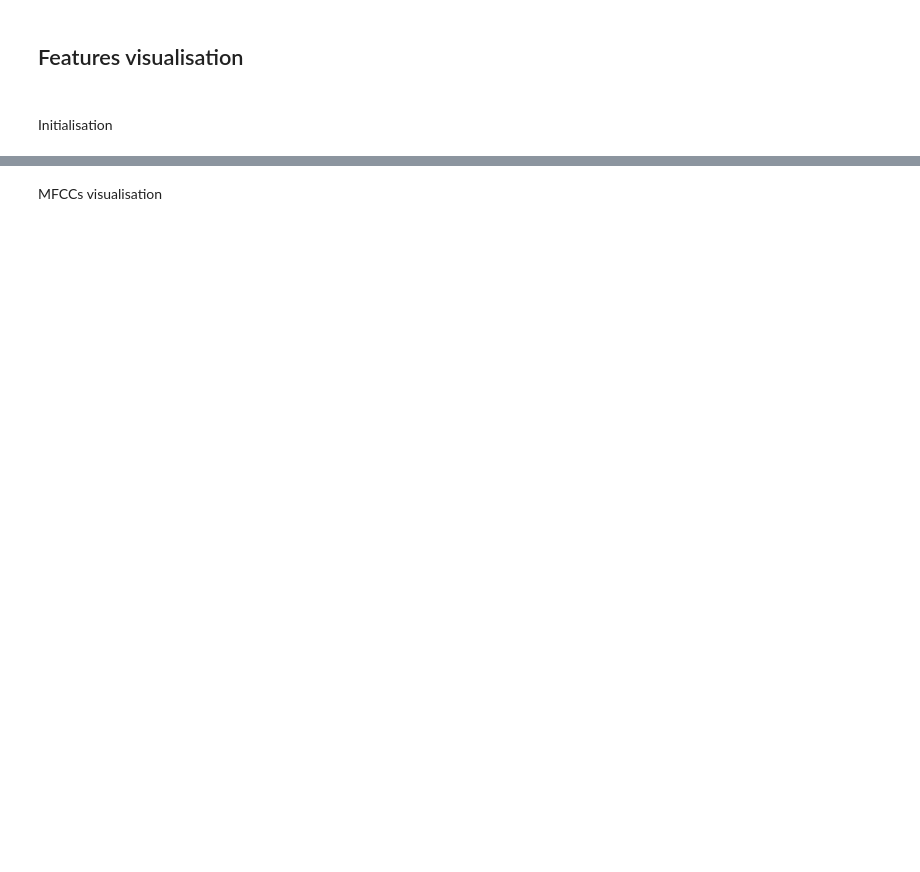
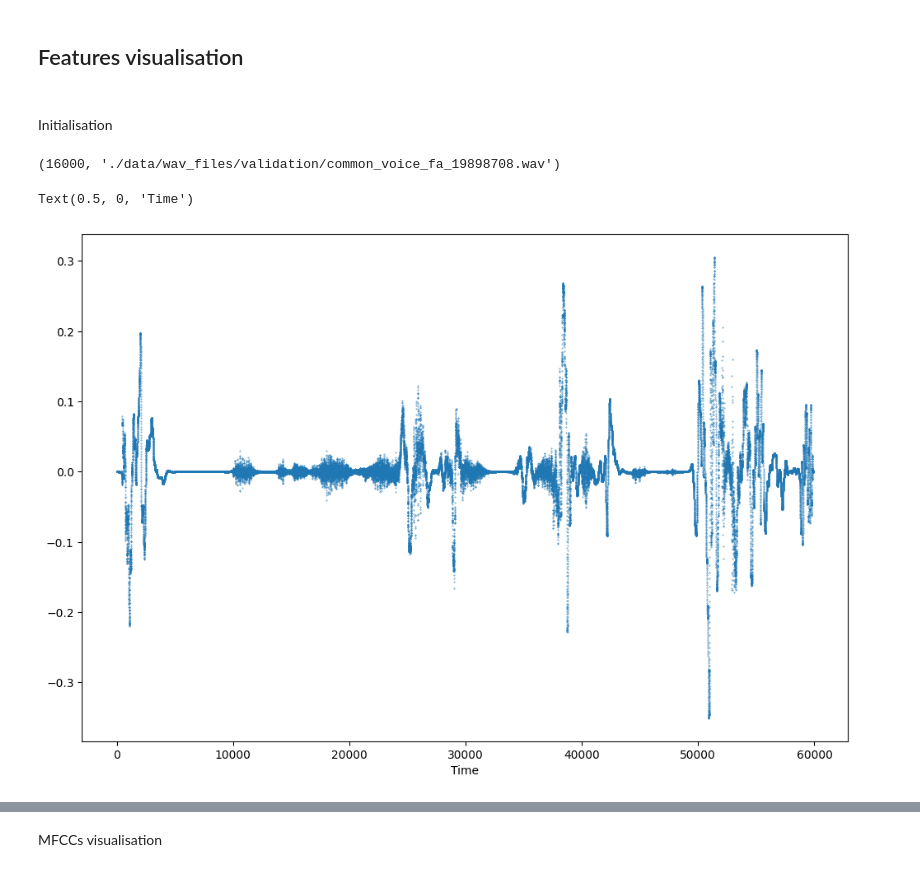
Before and after one commit to Gonxped31/Projet-STT-3795, a Jupyter notebook: src/data_preprocessing.ipynb, the cells around one changed output, grey strips where cells are left out. Cells and saved outputs as stored; diff of their text form; code cells hidden in the pictures; blank space fills up the shorter version.

```diff
--- a/src/data_preprocessing.ipynb
+++ b/src/data_preprocessing.ipynb
@@ -169,0 +61,15 @@ data = nr.reduce_noise(y=data, sr=sample_rate)
+# %%
+data_path = prlib.get_path('validation', validation_df['paths'][3929])
+data1 = prlib.get_data(data_path)
+#data = get_data(get_path('train', 'common_voice_en_19688238.wav'))
+data = nr.reduce_noise(y=data1, sr=prlib.sample_rate)
+prlib.sample_rate,data_path
+# %% [output]
+(16000, './data/wav_files/validation/common_voice_fa_19898708.wav')
+# %%
+plt.figure(figsize=(12, 8))
+plt.scatter(range(len(data)), data, s=0.1)
+plt.xlabel('Time')
+# %% [output]
+Text(0.5, 0, 'Time')
+[figure, added]
```
Also changed, not shown: parts of 24 cells of this notebook, 5 other files.
